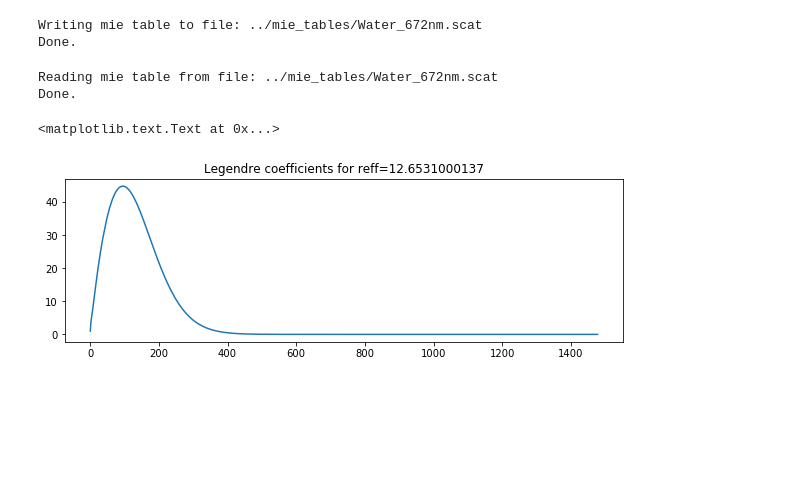
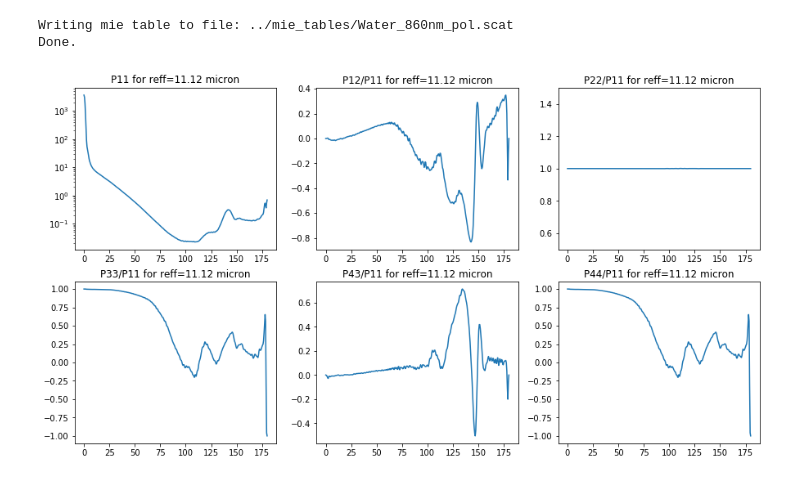
Before and after one commit to CloudTomography/AT3D, a Jupyter notebook: notebooks/Make Mie Table.ipynb, the cells around one changed output. Drawn from its saved outputs; the diff is of its cells as text; code cells hidden in the pictures; blank space fills up the shorter version.

Commit message:
Major revision: introducing multi-particle to python wrapper and modifying  Mie python and Fortran computations for Mono/Poly-disperse objects.

```diff
--- a/notebooks/Make Mie Table.ipynb
+++ b/notebooks/Make Mie Table.ipynb
@@ -60,6 +44,6 @@ Done.
 # %%
 """
-Create a directory (if doesnt exist) and write the Mie table, that was created
+Create a directory (if doesnt exist) and write the Polarized Mie table, that was created
 in the previous cell, for for later use.
 """
 directory = '../mie_tables'
@@ -67,33 +51,40 @@ directory = '../mie_tables'
 # safe creation of the directory
 if not os.path.exists(directory):
     os.makedirs(directory)
-output_path = os.path.join(directory, 'Water_672nm.scat')
+output_path = os.path.join(directory, 'Water_860nm_pol.scat')
 
 mie.write_table(output_path)
 # %% [output]
-Writing mie table to file: ../mie_tables/Water_672nm.scat
+Writing mie table to file: ../mie_tables/Water_860nm_pol.scat
 Done.
-# %%
-"""
-Load a previously saved mie table to a new mie object and plot the legendre coeffiecients.
-"""
-
-input_path = '../mie_tables/Water_672nm.scat'
-
-mie = Mie()
-
-mie.read_table(input_path)
-
-
-# Plot the Legendre series coefficients for some effective radius in the table
-plot_index = 25
-plot_re = mie.reff[plot_index]
-plot_legendre = mie.legcoef[:, plot_index]
-plt.figure(figsize=(10,3))
-plt.plot(plot_legendre)
-plt.title('Legendre coefficients for reff={}'.format(plot_re))
-# %% [output]
-Reading mie table from file: ../mie_tables/Water_672nm.scat
-Done.
-<matplotlib.text.Text at 0x...>
-[figure, removed]
+# %%
+"""
+Convert wigner coefficients into a scattering phase function matrix and plot all components
+See Figure 2 of the IPRT comparison project: https://arxiv.org/pdf/1901.01813.pdf
+"""
+
+plot_index = 20
+plot_re = mie.reff[plot_index]
+
+angles = np.linspace(0,180, 360)
+phase = []
+for i in range(1,7):
+    phase.append(mie.transform_wignerd_to_phase(plot_index, phase_element=i, angles=angles))
+
+%matplotlib inline
+f, axes = plt.subplots(2, 3, figsize=(15,8));
+axes[0, 0].semilogy(angles, phase[0]);
+axes[0, 0].set_title('P11 for reff=%2.2f micron' %plot_re);
+axes[0, 1].plot(angles, phase[4]/phase[0]);
+axes[0, 1].set_title('P12/P11 for reff=%2.2f micron' %plot_re);
+axes[0, 2].plot(angles, phase[1]/phase[0]);
+axes[0, 2].set_title('P22/P11 for reff=%2.2f micron' %plot_re);
+axes[0, 2].set_ylim([0.5,1.5]);
+axes[1, 0].plot(angles, phase[3]/phase[0]);
+axes[1, 0].set_title('P33/P11 for reff=%2.2f micron' %plot_re);
+axes[1, 1].plot(angles, phase[5]/phase[0]);
+axes[1, 1].set_title('P43/P11 for reff=%2.2f micron' %plot_re);
+axes[1, 2].plot(angles, phase[2]/phase[0]);
+axes[1, 2].set_title('P44/P11 for reff=%2.2f micron' %plot_re);
+# %% [output]
+[figure, added]
```
Also changed, not shown: parts of 5 cells of this notebook.
